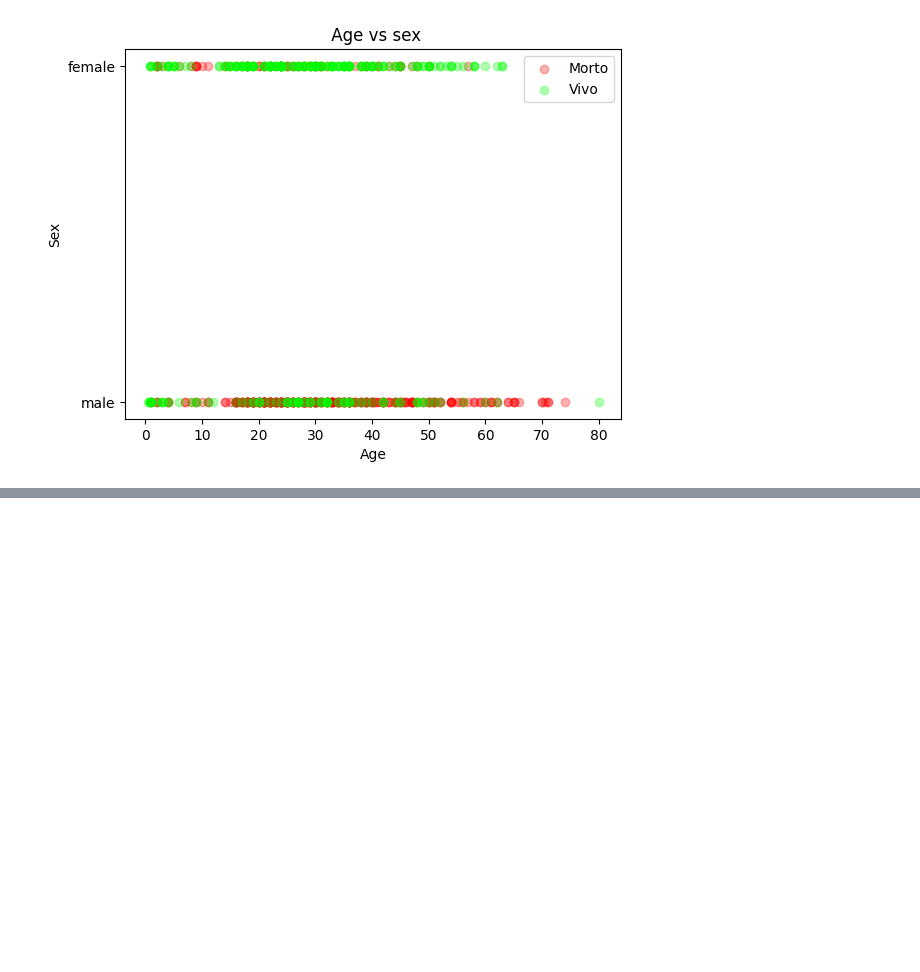
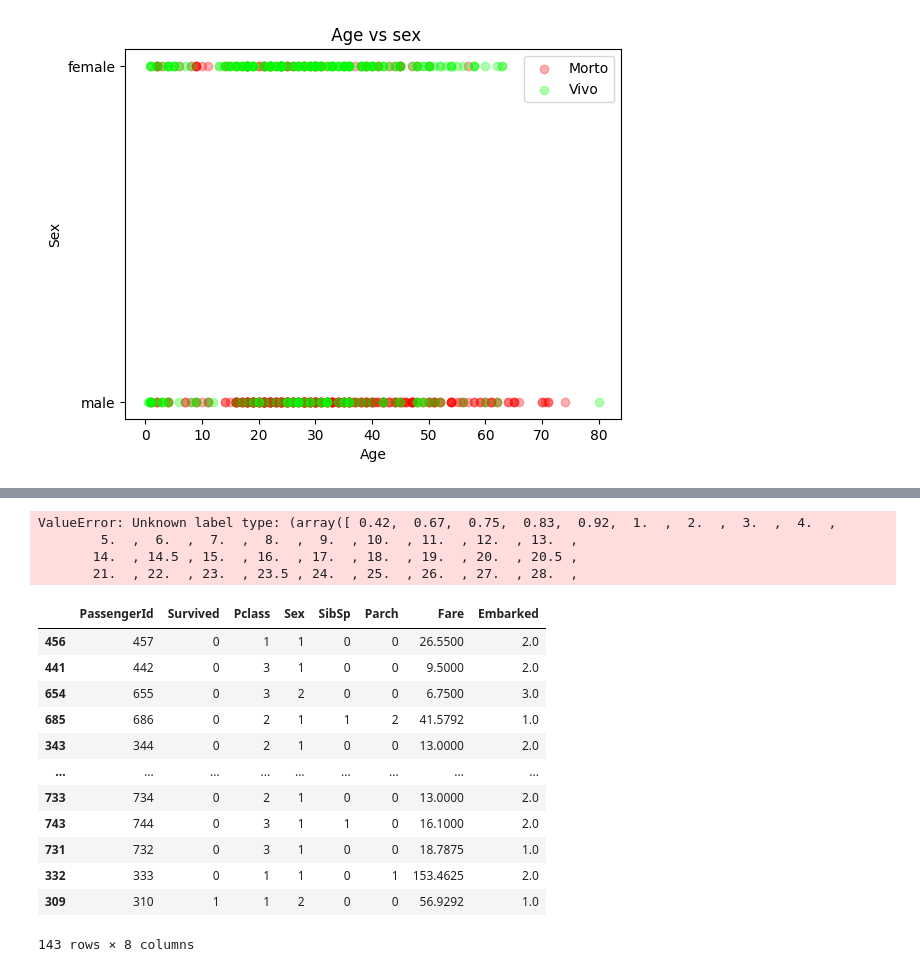
Before and after one commit to ecaf1/Computer_Engineering_Course-UFAL, a Jupyter notebook: Ciências dos dados/Lista_1/titanic.ipynb, the cells around one changed output, grey strips where cells are left out. Cells and saved outputs as stored; diff of their text form; code cells hidden in the pictures; blank space fills up the shorter version.

```diff
--- a/Ciências dos dados/Lista_1/titanic.ipynb
+++ b/Ciências dos dados/Lista_1/titanic.ipynb
@@ -82,0 +118,28 @@ train_clear[]
+# %%
+
+train_nan = train_clear.dropna()
+x_train, x_teste, y_train, y_teste = train_test_split(train_nan.drop('Age', axis=1), train_nan['Age'], test_size=0.2)
+model = GaussianNB()
+model.fit(x_train, y_train)
+y_pred = model.predict(x_teste)
+# %% [output]
+ValueError: Unknown label type: (array([ 0.42,  0.67,  0.75,  0.83,  0.92,  1.  ,  2.  ,  3.  ,  4.  ,
+        5.  ,  6.  ,  7.  ,  8.  ,  9.  , 10.  , 11.  , 12.  , 13.  ,
+       14.  , 14.5 , 15.  , 16.  , 17.  , 18.  , 19.  , 20.  , 20.5 ,
+       21.  , 22.  , 23.  , 23.5 , 24.  , 25.  , 26.  , 27.  , 28.  ,
+# %%
+x_teste
+# %% [output]
+|  | PassengerId | Survived | Pclass | Sex | SibSp | Parch | Fare | Embarked |
+| 456 | 457 | 0 | 1 | 1 | 0 | 0 | 26.5500 | 2.0 |
+| 441 | 442 | 0 | 3 | 1 | 0 | 0 | 9.5000 | 2.0 |
+| 654 | 655 | 0 | 3 | 2 | 0 | 0 | 6.7500 | 3.0 |
+| 685 | 686 | 0 | 2 | 1 | 1 | 2 | 41.5792 | 1.0 |
+| 343 | 344 | 0 | 2 | 1 | 0 | 0 | 13.0000 | 2.0 |
+| ... | ... | ... | ... | ... | ... | ... | ... | ... |
+| 733 | 734 | 0 | 2 | 1 | 0 | 0 | 13.0000 | 2.0 |
+| 743 | 744 | 0 | 3 | 1 | 1 | 0 | 16.1000 | 2.0 |
+| 731 | 732 | 0 | 3 | 1 | 0 | 0 | 18.7875 | 1.0 |
+| 332 | 333 | 0 | 1 | 1 | 0 | 1 | 153.4625 | 2.0 |
+| 309 | 310 | 1 | 1 | 2 | 0 | 0 | 56.9292 | 1.0 |
+143 rows × 8 columns
```
Also changed, not shown: parts of 7 cells of this notebook.
